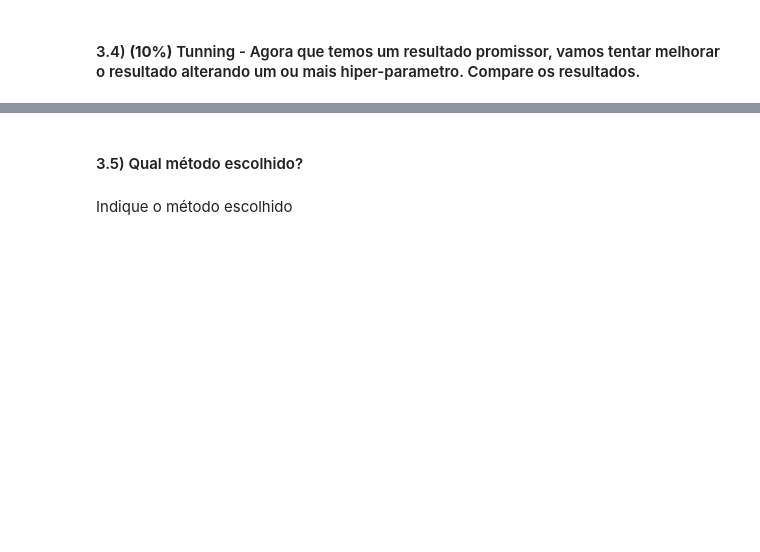
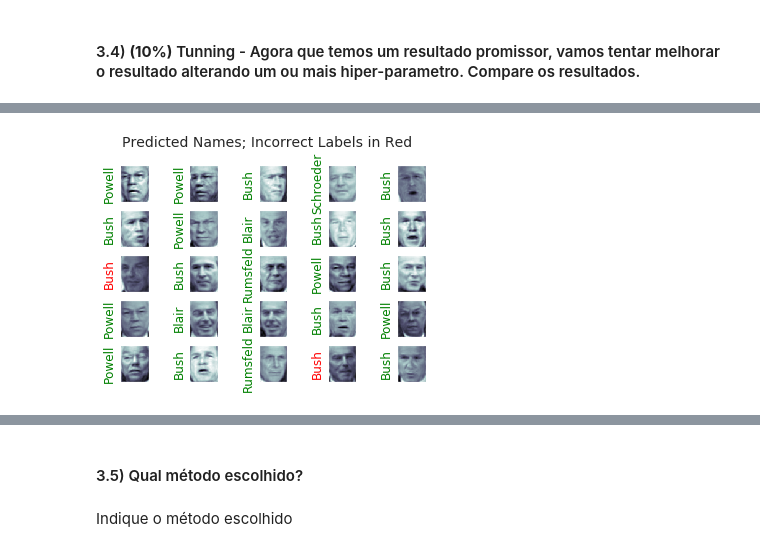
Before and after one commit to vbruno96/classificador_projeto_2, a Jupyter notebook: notebook.ipynb, the cells around one changed output, grey strips where cells are left out. Cells and saved outputs as stored; diff of their text form; code cells hidden in the pictures; blank space fills up the shorter version.

```diff
--- a/notebook.ipynb
+++ b/notebook.ipynb
@@ -142,0 +221,16 @@ plt.ylabel('predicted label');
+# %%
+# modificando os hyperparametros com gridsearch
+params_grid = {
+    'C': [5, 10, 15, 20],
+    'gamma': [0.001, 0.005, 0.010, 0.015]
+}
+
+cls_grid = GridSearchCV(
+    SVC(kernel='rbf', class_weight='balanced'), params_grid
+)
+# %%
+model_grid = make_pipeline(pca, cls_grid)
+# %%
+model_grid.fit(Xtrain, ytrain)
+print('Melhor hyperparametro encontrado foi:')
+cls_grid.best_estimator_
@@ -142,0 +243,3 @@ plt.ylabel('predicted label');
+# %%
+pred = model_grid.predict(Xtest)
+pred
@@ -142,0 +260,9 @@ plt.ylabel('predicted label');
+# %%
+fig, ax = plt.subplots(5, 5)
+for i, axi in enumerate(ax.flat):
+    axi.imshow(Xtest[i].reshape(62, 47), cmap='bone')
+    axi.set(xticks=[], yticks=[])
+    axi.set_ylabel(faces.target_names[pred[i]].split()[-1], color='green' if pred[i] == ytest[i] else 'red')
+fig.suptitle('Predicted Names; Incorrect Labels in Red', size=14);
+# %% [output]
+[figure, added]
```
Also changed, not shown: parts of 23 cells of this notebook.
